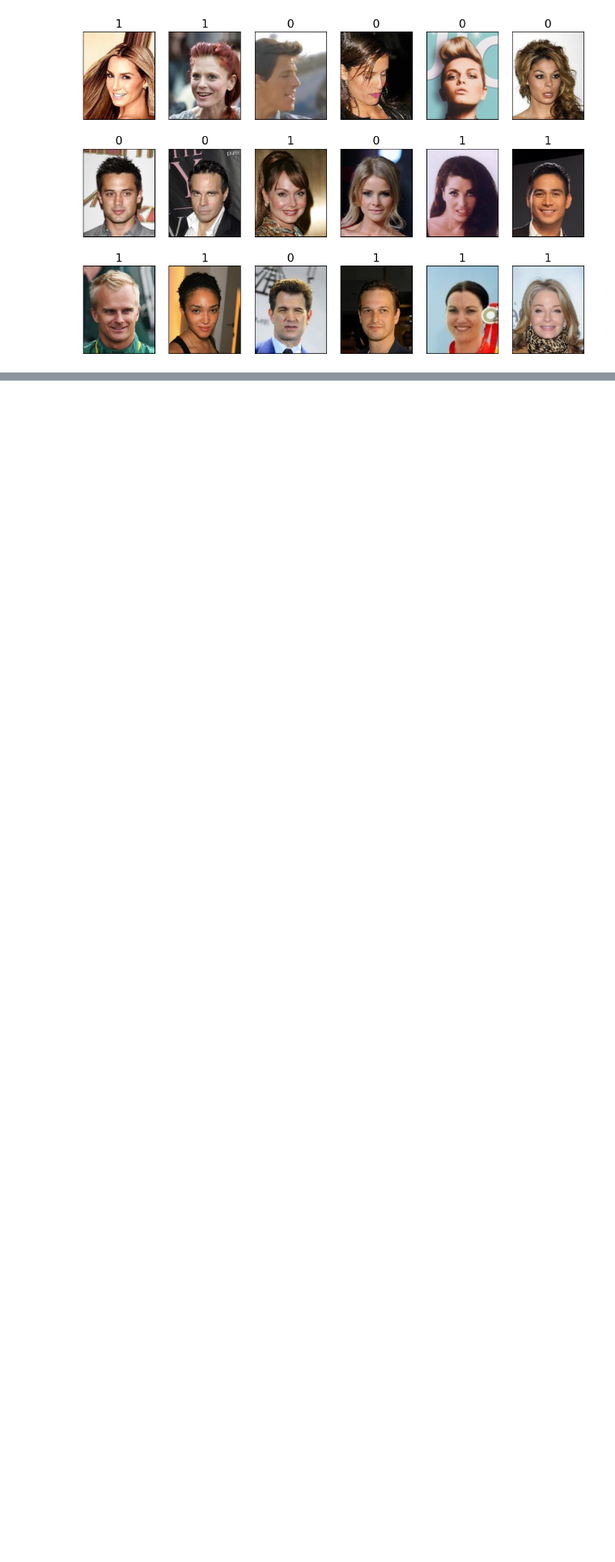
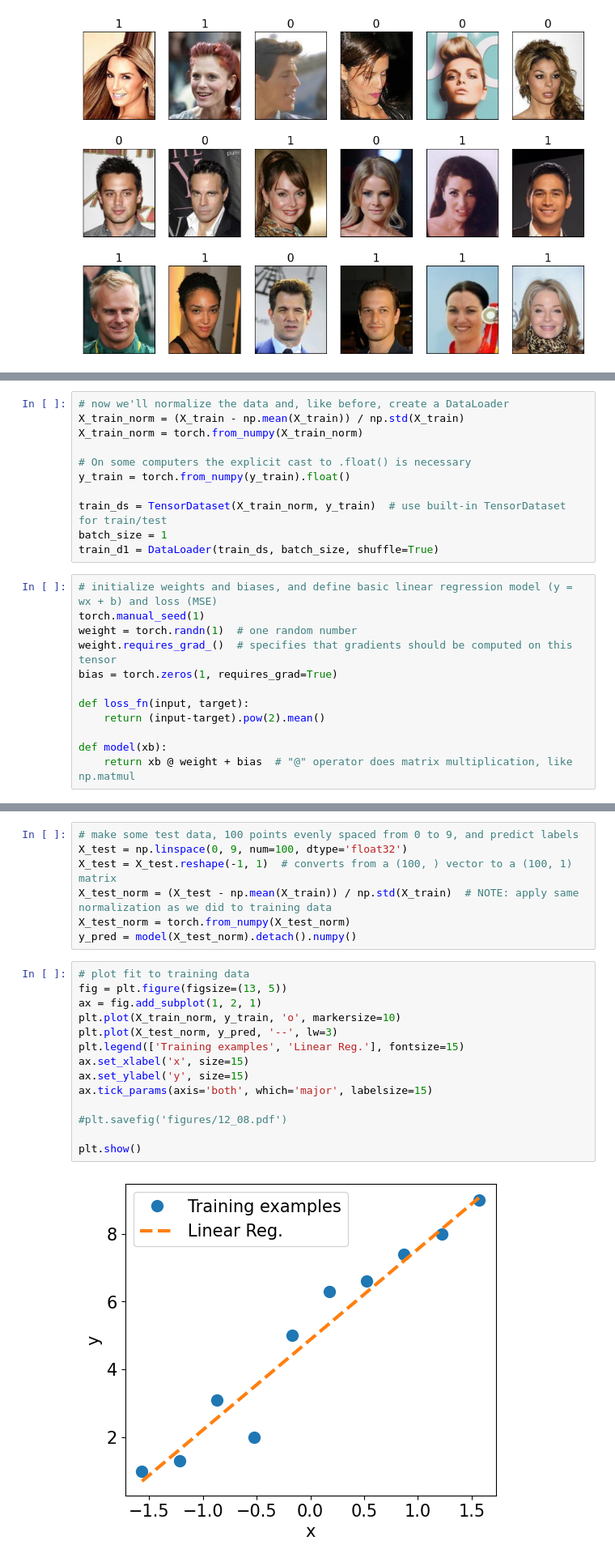
Before and after one commit to nlapier2/pyro_pytorch_tutorials, a Jupyter notebook: pytorch_tb/ch12/pytorch_exploration.ipynb, the cells around one changed output, grey strips where cells are left out. Shown at 81% size. Saved outputs shown, nothing was run; the diff lists cells and outputs as text; blank space fills up the shorter version.

```diff
--- a/pytorch_tb/ch12/pytorch_exploration.ipynb
+++ b/pytorch_tb/ch12/pytorch_exploration.ipynb
@@ -340,0 +415,23 @@ plt.show()
+# %%
+# now we'll normalize the data and, like before, create a DataLoader
+X_train_norm = (X_train - np.mean(X_train)) / np.std(X_train)
+X_train_norm = torch.from_numpy(X_train_norm)
+
+# On some computers the explicit cast to .float() is necessary
+y_train = torch.from_numpy(y_train).float()
+
+train_ds = TensorDataset(X_train_norm, y_train)  # use built-in TensorDataset for train/test
+batch_size = 1
+train_d1 = DataLoader(train_ds, batch_size, shuffle=True)
+# %%
+# initialize weights and biases, and define basic linear regression model (y = wx + b) and loss (MSE)
+torch.manual_seed(1)
+weight = torch.randn(1)  # one random number
+weight.requires_grad_()  # specifies that gradients should be computed on this tensor
+bias = torch.zeros(1, requires_grad=True)
+
+def loss_fn(input, target):
+    return (input-target).pow(2).mean()
+
+def model(xb):
+    return xb @ weight + bias  # "@" operator does matrix multiplication, like np.matmul
@@ -340,0 +487,23 @@ plt.show()
+# %%
+# make some test data, 100 points evenly spaced from 0 to 9, and predict labels
+X_test = np.linspace(0, 9, num=100, dtype='float32')
+X_test = X_test.reshape(-1, 1)  # converts from a (100, ) vector to a (100, 1) matrix
+X_test_norm = (X_test - np.mean(X_train)) / np.std(X_train)  # NOTE: apply same normalization as we did to training data
+X_test_norm = torch.from_numpy(X_test_norm)
+y_pred = model(X_test_norm).detach().numpy()
+# %%
+# plot fit to training data
+fig = plt.figure(figsize=(13, 5))
+ax = fig.add_subplot(1, 2, 1)
+plt.plot(X_train_norm, y_train, 'o', markersize=10)
+plt.plot(X_test_norm, y_pred, '--', lw=3)
+plt.legend(['Training examples', 'Linear Reg.'], fontsize=15)
+ax.set_xlabel('x', size=15)
+ax.set_ylabel('y', size=15)
+ax.tick_params(axis='both', which='major', labelsize=15)
+
+#plt.savefig('figures/12_08.pdf')
+
+plt.show()
+# %% [output]
+[figure, added]
```
Also changed, not shown: parts of 25 cells of this notebook, 2 other files.
